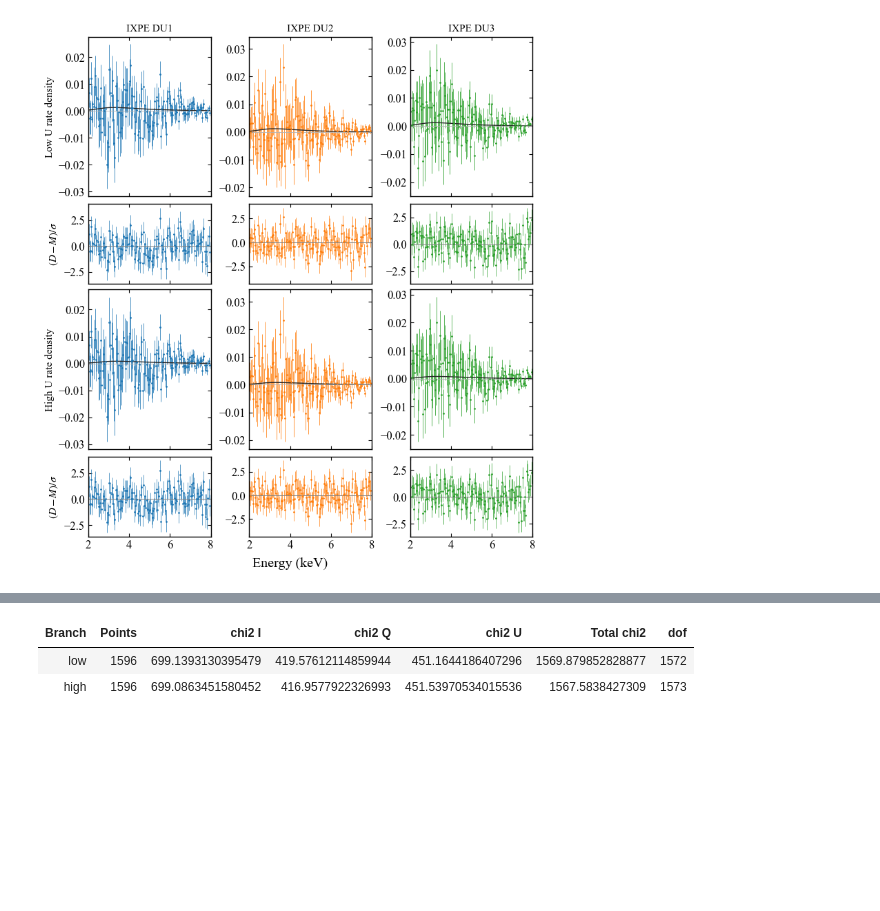
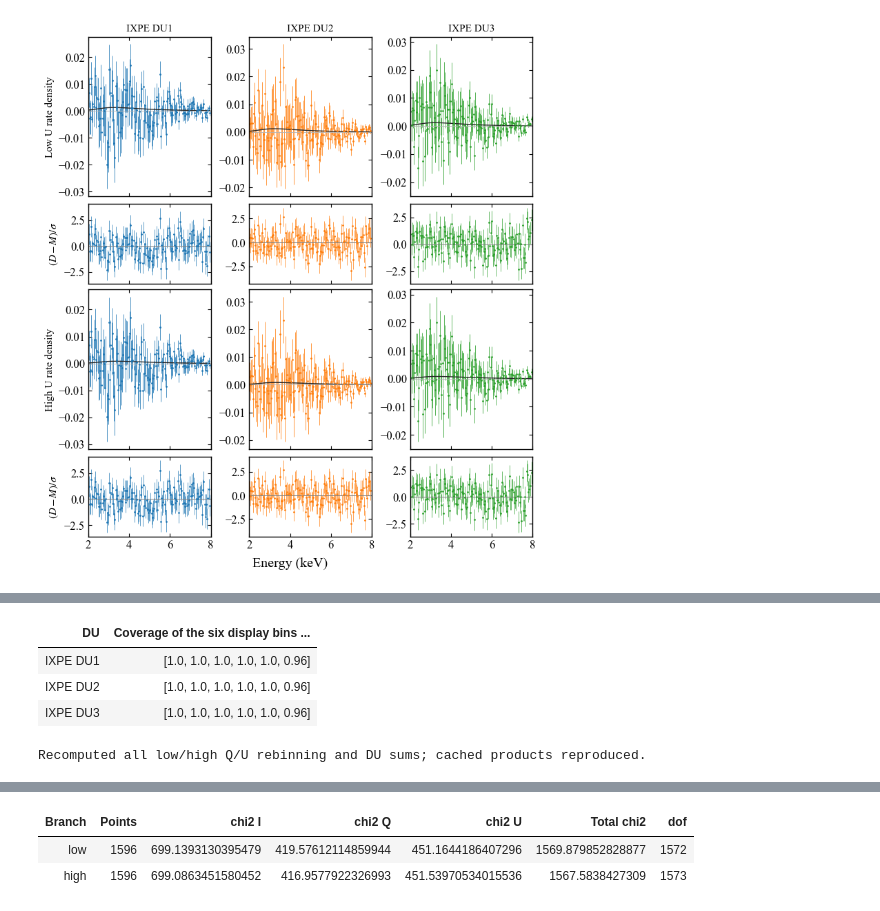
Before and after one commit to XU-Haichao/slab-polarization, a Jupyter notebook: observational_analysis.ipynb, the cells around one changed output, grey strips where cells are left out. Drawn from its saved outputs; the diff is of its cells as text; code cells hidden in the pictures; blank space fills up the shorter version.

```diff
--- a/observational_analysis.ipynb
+++ b/observational_analysis.ipynb
@@ -436,0 +527,37 @@ for stokes in 'QU':
+# %%
+def rebin_and_sum_dus(native, stokes, edges=np.arange(2.,9.)):
+    parts=[]
+    for r in native:
+        if r['stokes']!=stokes: continue
+        e=np.asarray(r['energy']);h=np.asarray(r['halfwidth'])
+        overlap=np.maximum(0.,np.minimum(edges[1:,None],e+h)-np.maximum(edges[:-1,None],e-h))
+        coverage=overlap.sum(axis=1)
+        assert np.all(coverage>0)
+        W=overlap/coverage[:,None]
+        C=(W*np.asarray(r['error'])**2)@W.T
+        parts.append(dict(group=r['group'],coverage=coverage,weights=W,
+                          data=W@r['data'],model=W@r['model'],covariance=C))
+    assert len(parts)==3
+    y=sum(p['data'] for p in parts);model=sum(p['model'] for p in parts)
+    covariance=sum(p['covariance'] for p in parts)
+    error=np.sqrt(np.diag(covariance))
+    return dict(parts=parts,data=y,model=model,covariance=covariance,error=error,
+                residual_sigma=(y-model)/error)
+merged={}
+for branch,d in fits.items():
+    merged[branch]={}
+    for stokes in 'QU':
+        result=rebin_and_sum_dus(d['native'],stokes);merged[branch][stokes]=result
+        cached=d['display'][stokes]
+        for key in ['data','model','covariance','error','residual_sigma']:
+            np.testing.assert_allclose(result[key],cached[key],rtol=1e-12,atol=1e-14)
+        assert np.linalg.eigvalsh(result['covariance']).min()>-1e-16
+table(['DU','Coverage of the six display bins (keV)'],
+      [[labels[p['group']],np.round(p['coverage'],6).tolist()] for p in merged['low']['Q']['parts']])
+print('Recomputed all low/high Q/U rebinning and DU sums; cached products reproduced.')
+# %% [output]
+| DU | Coverage of the six display bins ... |
+| IXPE DU1 | [1.0, 1.0, 1.0, 1.0, 1.0, 0.96] |
+| IXPE DU2 | [1.0, 1.0, 1.0, 1.0, 1.0, 0.96] |
+| IXPE DU3 | [1.0, 1.0, 1.0, 1.0, 1.0, 0.96] |
+Recomputed all low/high Q/U rebinning and DU sums; cached products reproduced.
```
Also changed, not shown: parts of 5 cells of this notebook, 3 other files.
